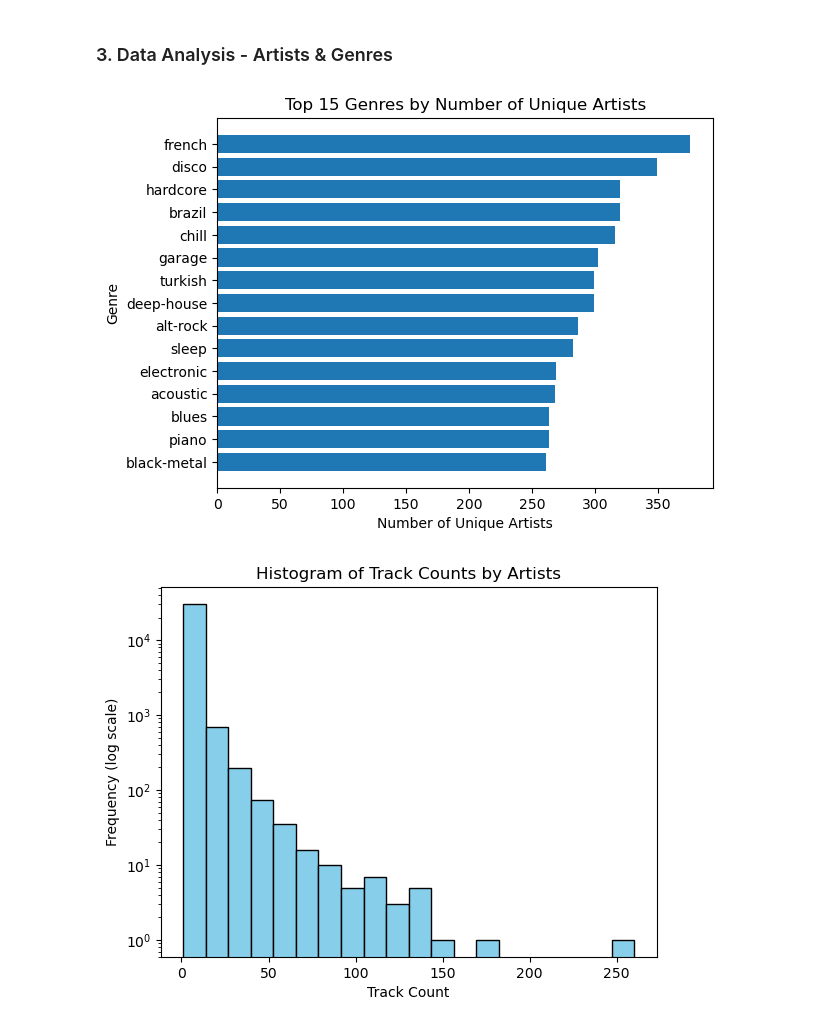
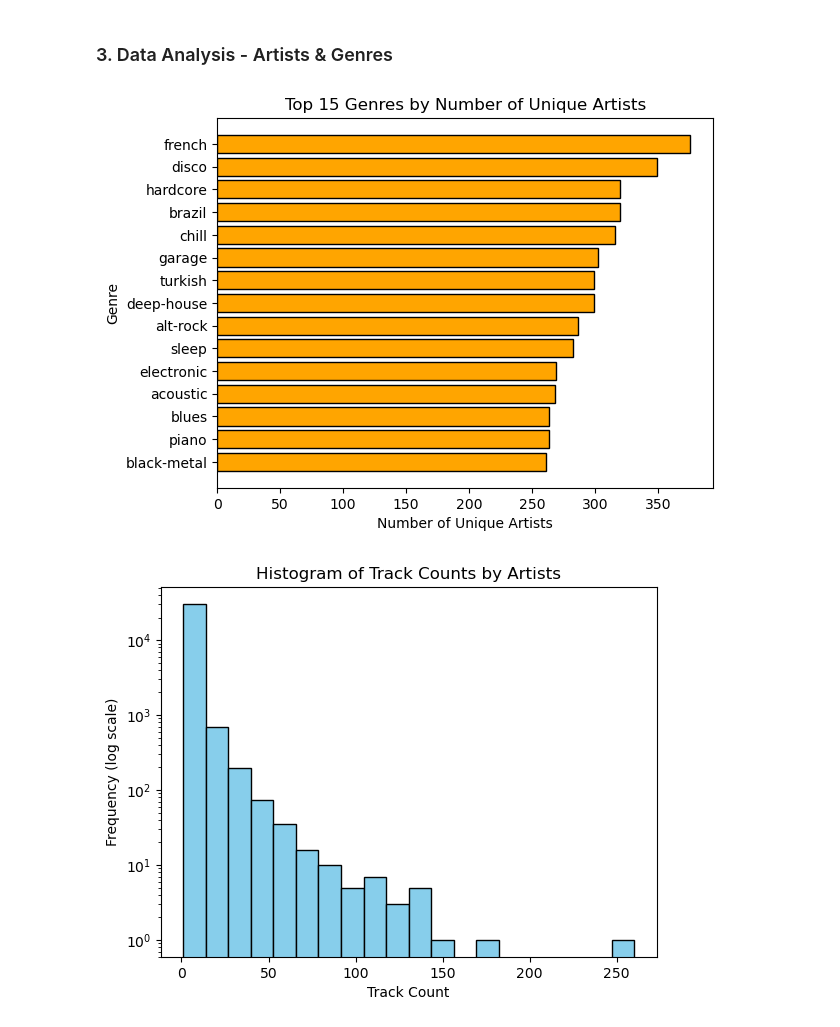
Before and after one commit to valter-barros/spotify_project, a Jupyter notebook: spotify_project.ipynb, the cells around one changed output. Drawn from its saved outputs; the diff is of its cells as text; code cells hidden in the pictures.

```diff
--- a/spotify_project.ipynb
+++ b/spotify_project.ipynb
@@ -127,16 +127,16 @@ spot_df.head()
 # %%
 genre_unique_artist = spot_df.groupby('track_genre')['main_artist'].nunique().sort_values(ascending=False).head(15)
 
-plt.barh(genre_unique_artist.index, genre_unique_artist.values)
+plt.barh(genre_unique_artist.index, genre_unique_artist.values, edgecolor='black', color='orange')
 plt.gca().invert_yaxis()
 plt.xlabel('Number of Unique Artists')
 plt.ylabel('Genre')
 
 plt.title('Top 15 Genres by Number of Unique Artists')
 
 plt.show()
 # %% [output]
-[figure, old version]
+[figure, new version]
 # %%
 plt.hist(spot_df.groupby('artists')['track_id'].count().sort_values(ascending=False), bins=20, edgecolor='black', color='skyblue')
 
```
Also changed, not shown: parts of 2 cells of this notebook.
